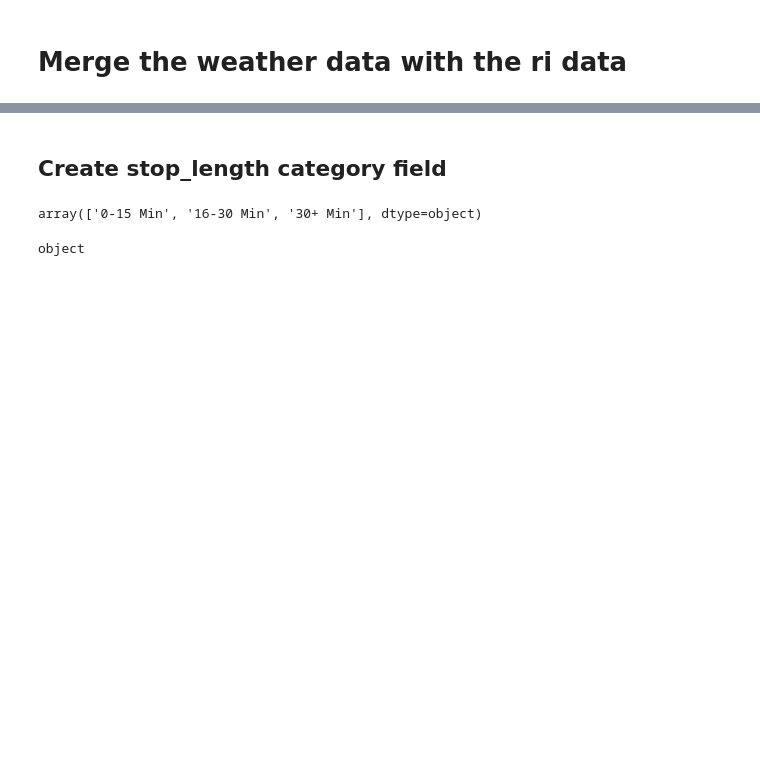
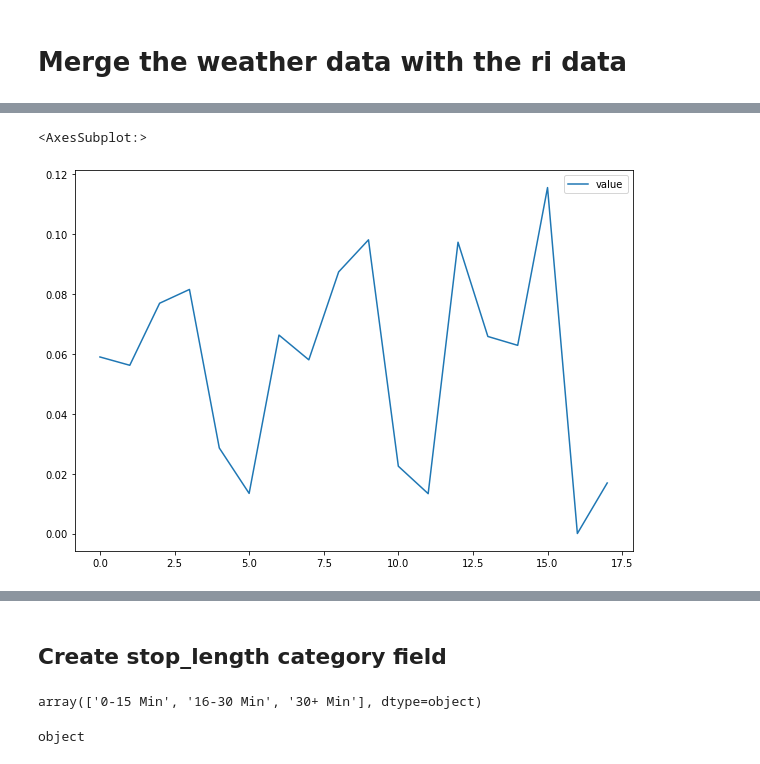
Before and after one commit to kipmadden/Stanford-Open-Policing-Project, a Jupyter notebook: Stanford Open Policing Project - Rhode Island Analysis.ipynb, the cells around one changed output, grey strips where cells are left out. Cells and saved outputs as stored; diff of their text form; code cells hidden in the pictures; blank space fills up the shorter version.

Commit message:
Multi index manipulation

```diff
--- a/Stanford Open Policing Project - Rhode Island Analysis.ipynb
+++ b/Stanford Open Policing Project - Rhode Island Analysis.ipynb
@@ -875,13 +897,7 @@ print(weather_rating.head())
 # %%
-# Examine the shape of 'ri'
-print(ri.shape)
-
 # Merge 'ri' and 'weather_rating' using a left join
-ri_weather = pd.merge(left=ri, right=weather_rating, left_on='stop_date', right_on='DATE', how='left')
+ri_weather = ri.merge(weather_rating, left_on='stop_date', right_on='DATE', how='left')
 
 # Examine the shape of 'ri_weather'
-print(ri_weather.shape)
-
-# Set 'stop_datetime' as the index of 'ri_weather'
-ri_weather.set_index('stop_datetime', inplace=True)
+ri_weather.shape
 # %% [output]
@@ -890,0 +905,3 @@ KeyError: "None of ['stop_datetime'] are in the columns"
+# %%
+# Set 'stop_datetime' as the index of 'ri_weather'
+ri_weather.set_index('date_and_time', inplace=True)
@@ -890,0 +1018,4 @@ KeyError: "None of ['stop_datetime'] are in the columns"
+# %%
+# Create the same DataFrame using a pivot table
+violation_rating = ri_weather.pivot_table(index='violation', columns='rating', values='is_arrested')
+violation_rating
@@ -890,0 +1031,7 @@ KeyError: "None of ['stop_datetime'] are in the columns"
+# %%
+vr_melt = violation_rating.melt()
+# %%
+vr_melt.plot()
+# %% [output]
+<AxesSubplot:>
+[figure, added]
```
Also changed, not shown: parts of 23 cells of this notebook.
